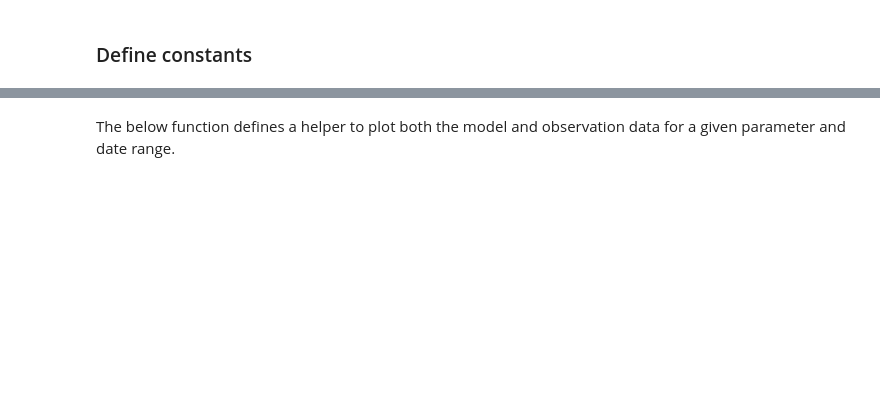
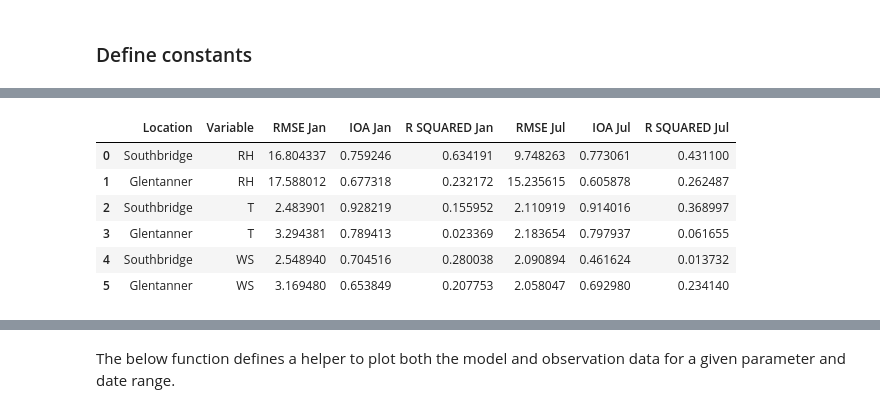
Before and after one commit to tineke-corin/GISC405, a Jupyter notebook: tco111_Ass02.ipynb, the cells around one changed output, grey strips where cells are left out. Cells and saved outputs as stored; diff of their text form; code cells hidden in the pictures; blank space fills up the shorter version.

```diff
--- a/tco111_Ass02.ipynb
+++ b/tco111_Ass02.ipynb
@@ -87,5 +80,10 @@ STATIONS = {
 PARAMETERS = ['wind_speed', 'relative_humidity', 'temperature' ]
 VARIABLES = ['wind_speed', 'relative_humidity', 'air_temperature' ]
 
+DATE_RANGES = [
+  { 'start_date': "2020-01-06", 'end_date': "2020-01-13" },
+  { 'start_date': "2019-07-10", 'end_date': "2019-07-17" },
+]
+
 AXIS_LABEL_FONT_SIZE = 8
 TITLE_FONT_SIZE = 12
@@ -138,2 +209,70 @@ FileNotFoundError: [Errno 2] No such file or directory: '/mnt/data/MetService_WR
+# %%
+import pandas as pd
+import HydroErr
+
+# Accumulators for the three variables
+rh = []
+t = []
+ws = []
+
+# For each location
+for k_ix, key in enumerate(STATIONS.keys()):
+  stn = STATIONS[key]
+
+  # Create a relative humidity row
+  rh_row = [ key, 'RH' ]
+  for d in DATE_RANGES:
+      rh_obs = np.squeeze(stn['dataset'].relative_humidity.sel(time=slice(d['start_date'], d['end_date'])))
+      rh_pred = extract_model_series('RH', d['start_date'], d['end_date'], stn['location'])
+      rh_obs=to_nz_time(rh_obs)
+      rh_pred=to_nz_time(rh_pred)
+      assert len(rh_pred.values) == len(rh_obs.values)
+
+      rh_row.append(HydroErr.HydroErr.rmse(rh_pred.values, rh_obs.values))
+      rh_row.append(HydroErr.HydroErr.d(rh_pred.values, rh_obs.values))
+      rh_row.append(HydroErr.HydroErr.r_squared(rh_pred.values, rh_obs.values))
+  rh.append(rh_row)
+
+  # Create a temperature row
+  t_row = [ key, 'T' ]
+  for d in DATE_RANGES:
+      t_obs = np.squeeze(stn['dataset'].temperature.sel(time=slice(d['start_date'], d['end_date'])))
+      t_pred = extract_model_series('T', d['start_date'], d['end_date'], stn['location'])
+      # Convert Kelvin to Celsius
+      t_pred = t_pred - 273.15
+      t_obs = to_nz_time(t_obs)
+      t_pred = to_nz_time(t_pred)
+      assert len(t_pred.values) == len(t_obs.values)
+
+      t_row.append(HydroErr.HydroErr.rmse(t_pred.values, t_obs.values))
+      t_row.append(HydroErr.HydroErr.d(t_pred.values, t_obs.values))
+      t_row.append(HydroErr.HydroErr.r_squared(rh_pred.values, t_obs.values))
+  t.append(t_row)
+
+  # Create a wind speed row
+  ws_row = [ key, 'WS' ]
+  for d in DATE_RANGES:
+      ws_obs = np.squeeze(stn['dataset'].wind_speed.sel(time=slice(d['start_date'], d['end_date'])))
+      u_pred = extract_model_series('U', d['start_date'], d['end_date'], stn['location'])
+      v_pred = extract_model_series('V', d['start_date'], d['end_date'], stn['location'])
+      ws_pred = calc_wind_speed(u_pred, v_pred)
+      ws_obs = to_nz_time(ws_obs)
+      ws_pred = to_nz_time(ws_pred)
+      assert len(ws_pred.values) == len(ws_obs.values)
+      ws_row.append(HydroErr.HydroErr.rmse(ws_pred.values,ws_obs.values))
+      ws_row.append(HydroErr.HydroErr.d(ws_pred.values, ws_obs.values))
+      ws_row.append(HydroErr.HydroErr.r_squared(ws_pred.values, ws_obs.values))
+  ws.append(ws_row)
+
+pd.DataFrame(rh + t + ws,
+             columns=["Location", "Variable", "RMSE Jan", "IOA Jan", "R SQUARED Jan", "RMSE Jul", "IOA Jul", "R SQUARED Jul"])
+# %% [output]
+|  | Location | Variable | RMSE Jan | IOA Jan | R SQUARED Jan | RMSE Jul | IOA Jul | R SQUARED Jul |
+| 0 | Southbridge | RH | 16.804337 | 0.759246 | 0.634191 | 9.748263 | 0.773061 | 0.431100 |
+| 1 | Glentanner | RH | 17.588012 | 0.677318 | 0.232172 | 15.235615 | 0.605878 | 0.262487 |
+| 2 | Southbridge | T | 2.483901 | 0.928219 | 0.155952 | 2.110919 | 0.914016 | 0.368997 |
+| 3 | Glentanner | T | 3.294381 | 0.789413 | 0.023369 | 2.183654 | 0.797937 | 0.061655 |
+| 4 | Southbridge | WS | 2.548940 | 0.704516 | 0.280038 | 2.090894 | 0.461624 | 0.013732 |
+| 5 | Glentanner | WS | 3.169480 | 0.653849 | 0.207753 | 2.058047 | 0.692980 | 0.234140 |
 # %% [markdown]
  ## Q4: Visualise the data
```
Also changed, not shown: parts of 22 cells of this notebook.
